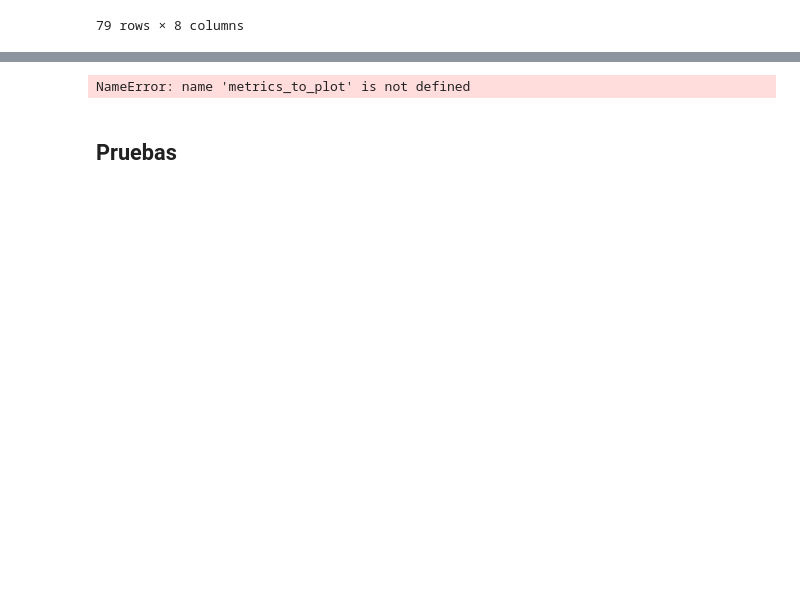
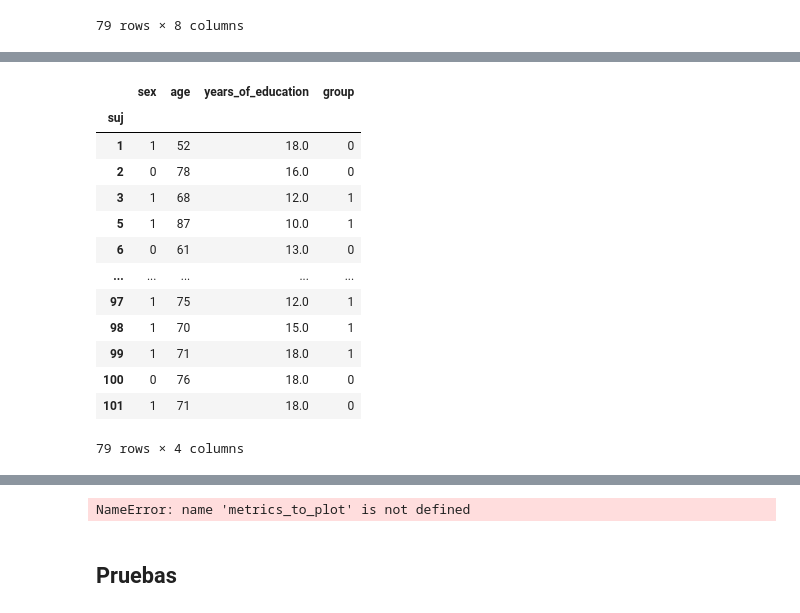
Before and after one commit to gianluca-capelo/tmt-analysis, a Jupyter notebook: notebooks/modelling.ipynb, the cells around one changed output, grey strips where cells are left out. Saved outputs shown, nothing was run; the diff lists cells and outputs as text; code cells hidden in the pictures; blank space fills up the shorter version.

```diff
--- a/notebooks/modelling.ipynb
+++ b/notebooks/modelling.ipynb
@@ -1290,0 +1439,17 @@ NameError: name 'metrics_to_plot' is not defined
+# %%
+demographic_df
+# %% [output]
+|  | sex | age | years_of_education | group |
+| suj |  |  |  |  |
+| 1 | 1 | 52 | 18.0 | 0 |
+| 2 | 0 | 78 | 16.0 | 0 |
+| 3 | 1 | 68 | 12.0 | 1 |
+| 5 | 1 | 87 | 10.0 | 1 |
+| 6 | 0 | 61 | 13.0 | 0 |
+| ... | ... | ... | ... | ... |
+| 97 | 1 | 75 | 12.0 | 1 |
+| 98 | 1 | 70 | 15.0 | 1 |
+| 99 | 1 | 71 | 18.0 | 1 |
+| 100 | 0 | 76 | 18.0 | 0 |
+| 101 | 1 | 71 | 18.0 | 0 |
+79 rows × 4 columns
```
Also changed, not shown: parts of 12 cells of this notebook.
